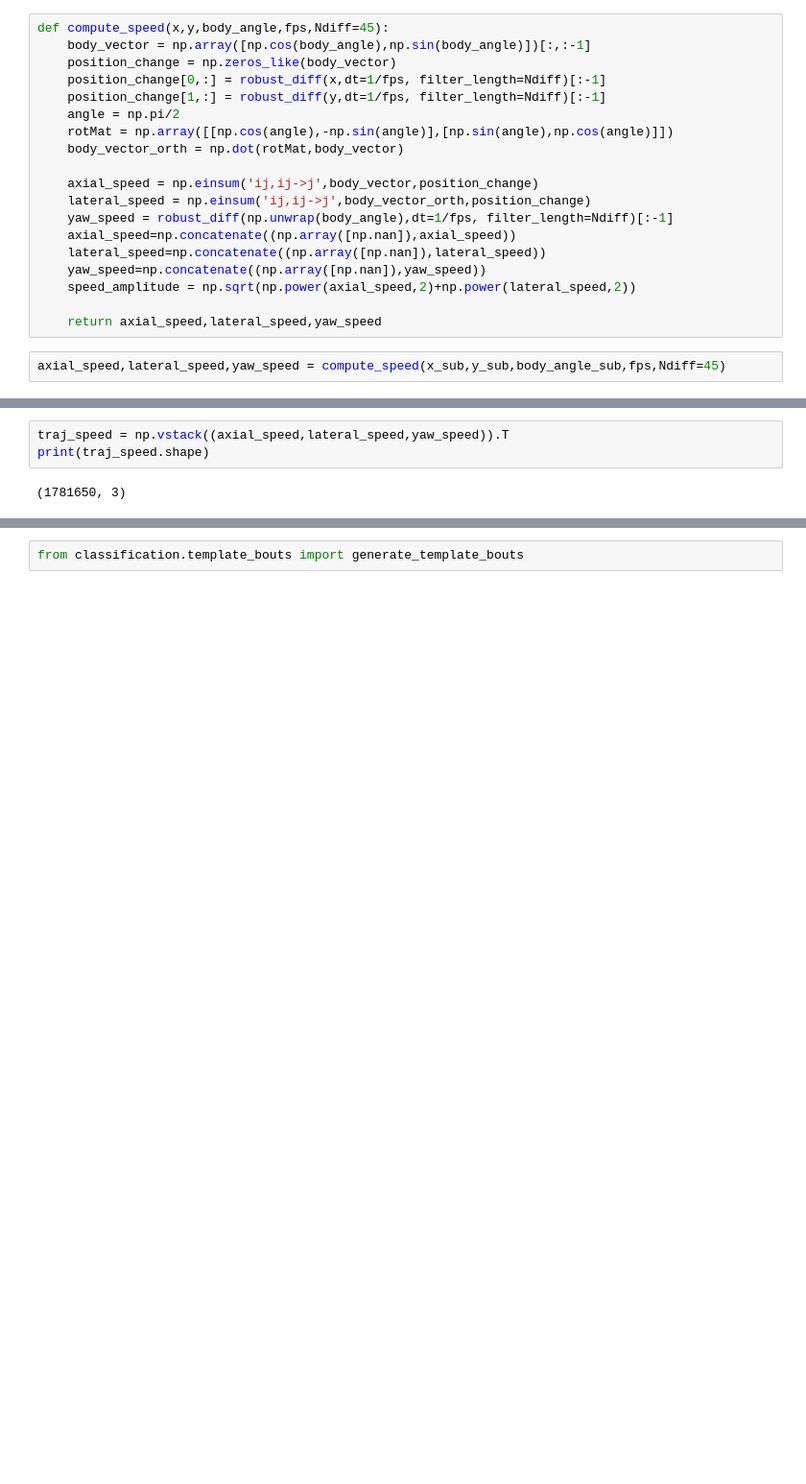
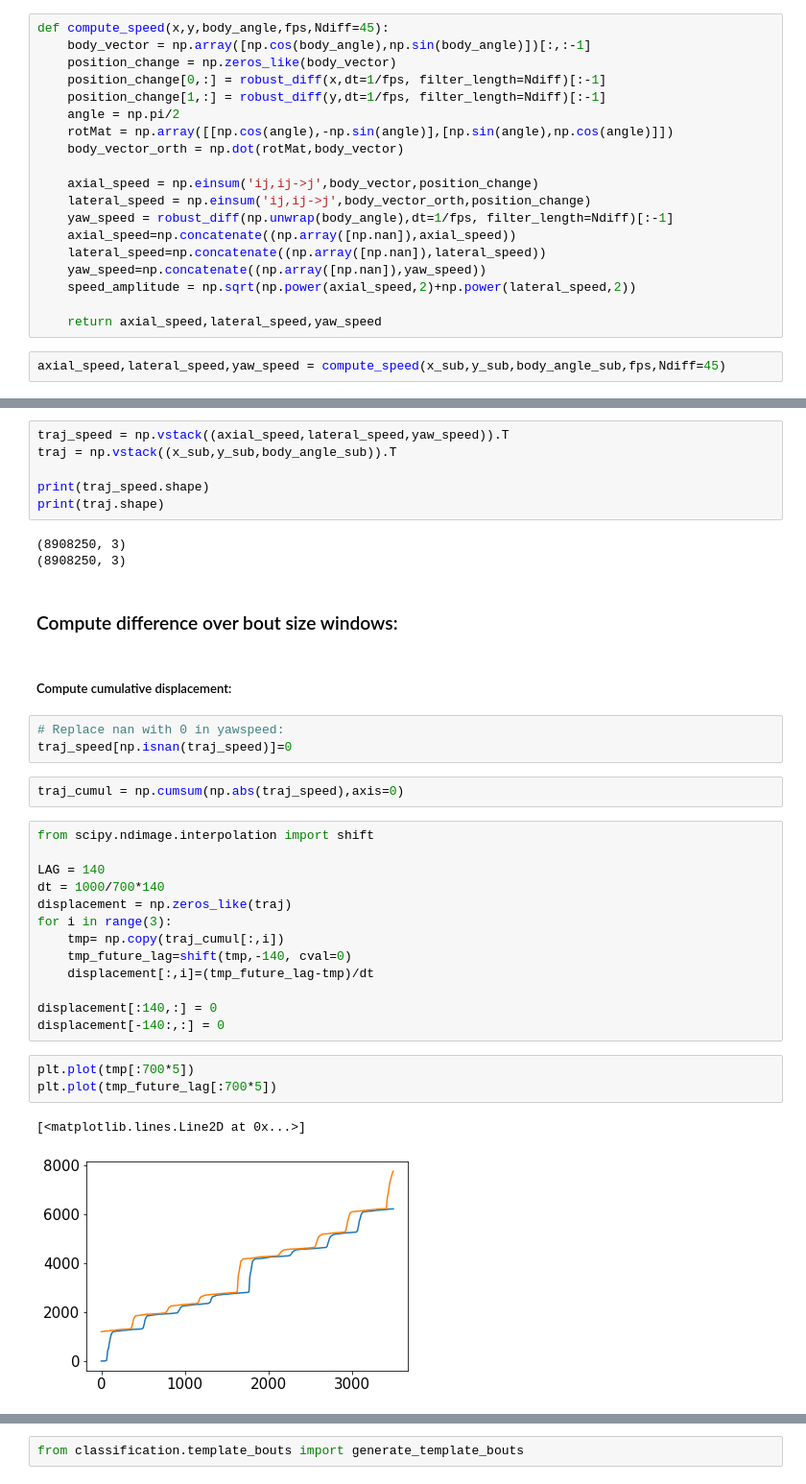
Before and after one commit to orger-lab/megabouts, a Jupyter notebook: megabouts/super_resolution_pipeline.ipynb, the cells around one changed output, grey strips where cells are left out. Shown at 96% size. Saved outputs shown, nothing was run; the diff lists cells and outputs as text; blank space fills up the shorter version.

```diff
--- a/megabouts/super_resolution_pipeline.ipynb
+++ b/megabouts/super_resolution_pipeline.ipynb
@@ -118,5 +168,37 @@ print(yaw_speed.shape)
 # %%
 traj_speed = np.vstack((axial_speed,lateral_speed,yaw_speed)).T
+traj = np.vstack((x_sub,y_sub,body_angle_sub)).T
+
 print(traj_speed.shape)
+print(traj.shape)
 # %% [output]
-(1781650, 3)
+(8908250, 3)
+(8908250, 3)
+# %% [markdown]
+### Compute difference over bout size windows:
+# %% [markdown]
+##### Compute cumulative displacement:
+# %%
+# Replace nan with 0 in yawspeed:
+traj_speed[np.isnan(traj_speed)]=0
+# %%
+traj_cumul = np.cumsum(np.abs(traj_speed),axis=0)
+# %%
+from scipy.ndimage.interpolation import shift
+
+LAG = 140
+dt = 1000/700*140
+displacement = np.zeros_like(traj)
+for i in range(3):
+    tmp= np.copy(traj_cumul[:,i])
+    tmp_future_lag=shift(tmp,-140, cval=0)
+    displacement[:,i]=(tmp_future_lag-tmp)/dt
+
+displacement[:140,:] = 0
+displacement[-140:,:] = 0
+# %%
+plt.plot(tmp[:700*5])
+plt.plot(tmp_future_lag[:700*5])
+# %% [output]
+[<matplotlib.lines.Line2D at 0x...>]
+[figure, added]
```
Also changed, not shown: parts of 59 cells of this notebook, 2 other files.
